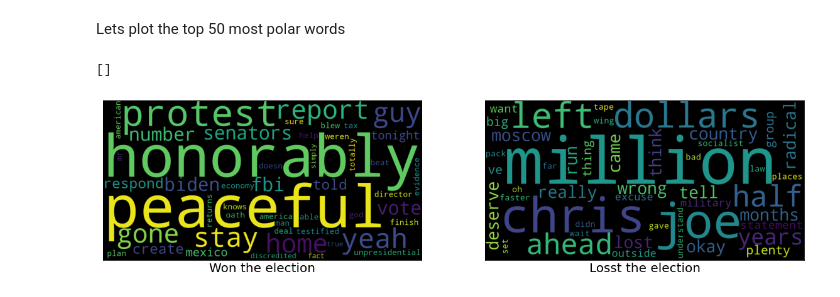
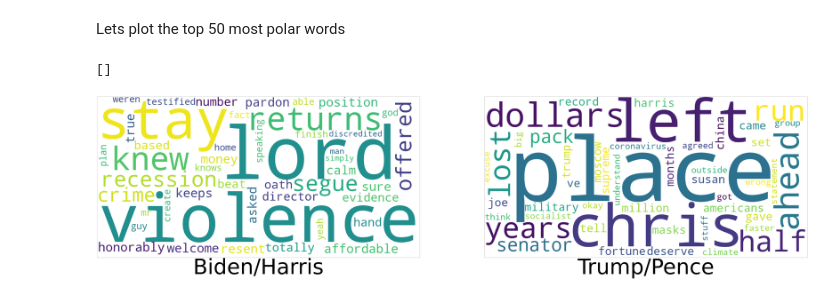
Before and after one commit to MAdnanM94/LARAN, a Jupyter notebook: Project.ipynb, the cells around one changed output. Cells and saved outputs as stored; diff of their text form; code cells hidden in the pictures.

```diff
--- a/Project.ipynb
+++ b/Project.ipynb
@@ -38,35 +43,44 @@ Lets define the column transformer class. The column transformer will select onl
 class Custom_Transformer(BaseEstimator, TransformerMixin):
     '''speaker_1: Name of Presidential candidate 1 (string)
        speaker_2: Name of Presidential candidate 2 (string)
+       speaker_3: Name of Vice-Presidential candidate 1 (string)
+       speaker_4: Name of Vice-Presidential candidate 2 (string)
        target_1 : Target class of speaker 1(0 or 1) (int)
-       target_2 : Target class of speaker 2(0 or 1) (int)'''
-    def __init__(self,speaker_1,speaker_2,target_1,target_2):
+       target_2 : Target class of speaker 2(0 or 1) (int)
+       target_3 : Target class of speaker 3(0 or 1) (int)
+       target_4 : Target class of speaker 4(0 or 1) (int)'''
+    def __init__(self,speaker_1,speaker_2,speaker_3,speaker_4,target_1,target_2,target_3,target_4):
         self.speaker_1 = speaker_1
         self.speaker_2 = speaker_2
+        self.speaker_3 = speaker_3
+        self.speaker_4 = speaker_4
         self.target_1 = target_1
         self.target_2 = target_2
+        self.target_3 = target_3
+        self.target_4 = target_4
     def fit(self, X, y=None):
         return self
     def transform(self, X):
         df_speaker1 = X[X['speaker']==self.speaker_1]
         df_speaker2 = X[X['speaker']==self.speaker_2]
+        df_speaker3 = X[X['speaker']==self.speaker_3]
+        df_speaker4 = X[X['speaker']==self.speaker_4]
         df_target_1 = pd.DataFrame(len(df_speaker1)*[self.target_1],index=df_speaker1.index)
         df_target_2 = pd.DataFrame(len(df_speaker2)*[self.target_2],index=df_speaker2.index)
+        df_target_3 = pd.DataFrame(len(df_speaker3)*[self.target_3],index=df_speaker3.index)
+        df_target_4 = pd.DataFrame(len(df_speaker4)*[self.target_4],index=df_speaker4.index)
         df_speaker1 = df_speaker1.assign(target=df_target_1)
         df_speaker2 = df_speaker2.assign(target=df_target_2)
-        df_concat = pd.concat([df_speaker1,df_speaker2],axis=0)
+        df_speaker3 = df_speaker3.assign(target=df_target_3)
+        df_speaker4 = df_speaker4.assign(target=df_target_4)
+        df_concat = pd.concat([df_speaker1,df_speaker2,df_speaker3,df_speaker4],axis=0)
         return df_concat
-
-def stemming_tokenizer(input):
-    words = re.sub(r"[^A-Za-z0-9\-]", " ", input).lower().split()
-    words = [word.replace("-","") for word in words]
-    #words = [PorterStemmer().stem(word) for word in words]
-    return words
 # %%
-Transformer = Custom_Transformer('Vice President Joe Biden','President Donald J. Trump',1,0)
+Transformer = Custom_Transformer('Vice President Joe Biden','President Donald J. Trump','Kamala Harris','Mike Pence',1,0,1,0)
 
 df_new_train = Transformer.fit_transform(train_election)
 df_new_test =  Transformer.fit_transform(test_election)
 
-df_new_train[:5]
+print(df_new_train['speaker'].unique())
+df_new_train.head()
 # %% [output]
@@ -85,7 +101,7 @@ if bigrams:
 else:
    ngrams = (1,1)
 
-Tfidf = sk_text.TfidfVectorizer(lowercase=True,analyzer='word',stop_words='english',ngram_range=ngrams,tokenizer=stemming_tokenizer)
+Tfidf = sk_text.TfidfVectorizer(lowercase=True,analyzer='word',stop_words='english',ngram_range=ngrams)
 # %% [markdown]
 Separate the X and y for training and test data set. X is the 'text' column and y is the 'target' column.
 # %%
@@ -162,27 +203,27 @@ def get_polar_words(classifier,top):
     words_sorted = words_join[index_sort]
     words_positive = words_sorted[-top:]
     words_negative = words_sorted[:top]
-    wc1 = WordCloud(width = 1000, height = 500).generate(" ".join(words_positive))
-    wc2 = WordCloud(width = 1000, height = 500).generate(" ".join(words_negative))
+    wc1 = WordCloud(width = 1000, height = 500,background_color="white").generate(" ".join(words_positive))
+    wc2 = WordCloud(width = 1000, height = 500,background_color="white").generate(" ".join(words_negative))
     return wc1,wc2,words_join
 # %% [markdown]
 Lets plot the top 50 most polar words
 # %%
 wc1,wc2,feature_names = get_polar_words(Voting_classifier,50)
 
-f = plt.figure(figsize=(20,10))
+f = plt.figure(figsize=(150,50))
 ax1 = f.add_subplot(121)
 ax2 = f.add_subplot(122)
 
 ax1.imshow(wc1)
-ax1.set_xlabel('Won the election',fontsize=20)
+ax1.set_xlabel('Biden/Harris',fontsize=250)
 ax1.set_xticks([])
 ax1.set_yticks([])
 
 ax2.imshow(wc2)
-ax2.set_xlabel('Lost the election',fontsize=20)
+ax2.set_xlabel('Trump/Pence',fontsize=250)
 ax2.set_xticks([])
 ax2.set_yticks([])
 # %% [output]
 []
-[figure, old version]
+[figure, new version]
```
Also changed, not shown: parts of 8 cells of this notebook.
